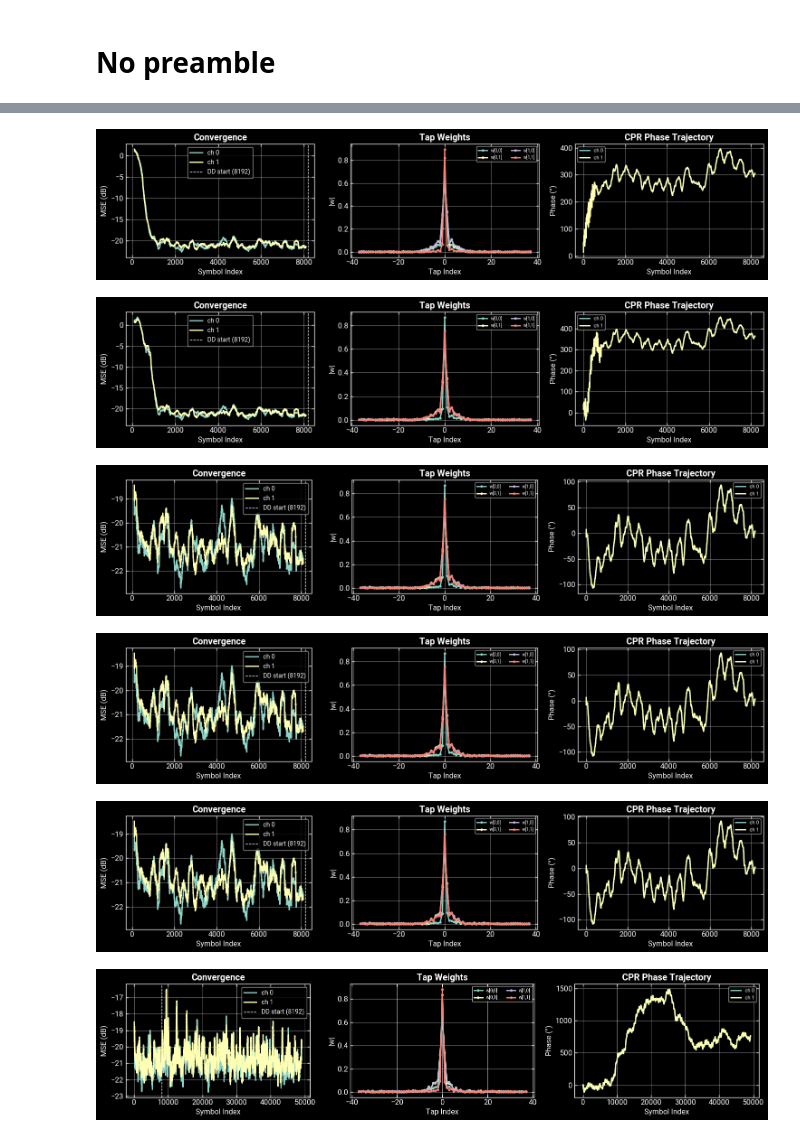
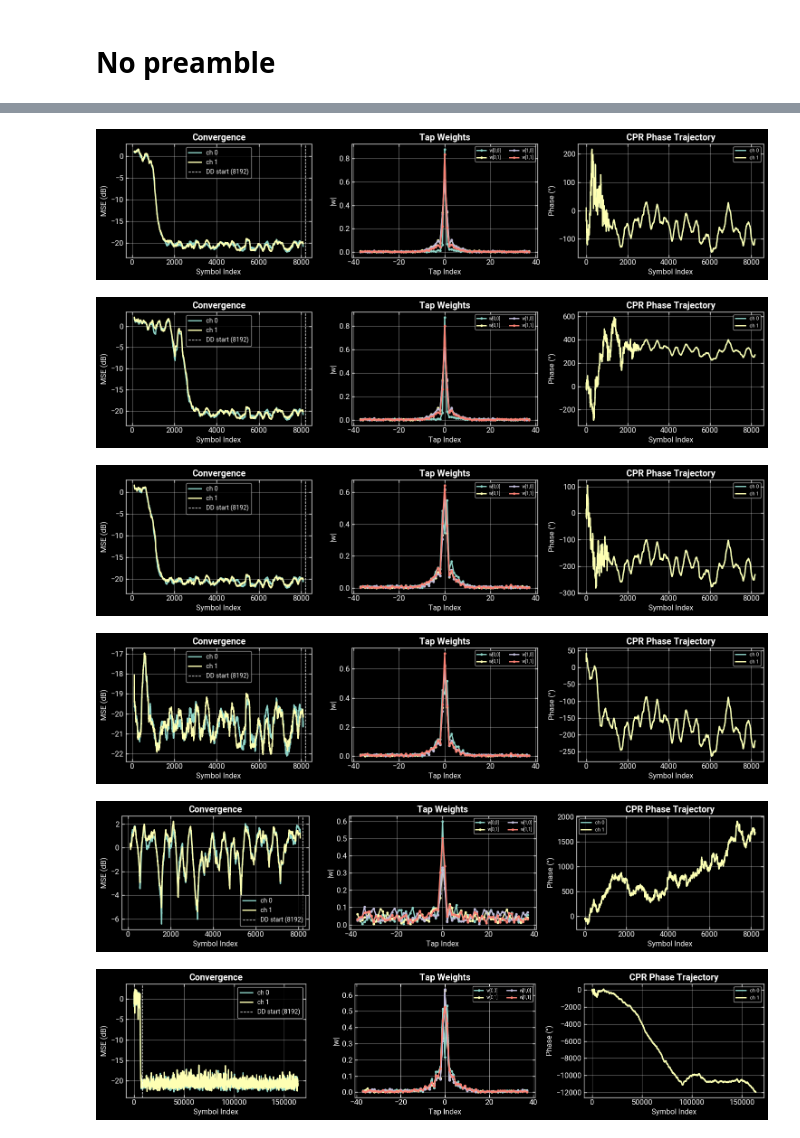
Before and after one commit to lokgar/commstools, a Jupyter notebook: debug/02-debug-intradyne-part.ipynb, the cells around one changed output, grey strips where cells are left out. Cells and saved outputs as stored; diff of their text form; code cells hidden in the pictures.

```diff
--- a/debug/02-debug-intradyne-part.ipynb
+++ b/debug/02-debug-intradyne-part.ipynb
@@ -41,7 +41,7 @@ samples = samples[:, :cut_length]
 
 samples = compensate_iq_imbalance_lowdin(xp.conj(samples))
 
-num_mult = 3
+num_mult = 10
 
 sig = Signal(
     samples=samples[:, : segment_len * num_mult],
@@ -102,17 +100,17 @@ numeq = 5
 num_train_symbols = 2**13
 num_taps = 75
 
-block_size = 256
-step_size = 1e-1
+block_size = 512
+step_size = 2e-4
 
 cpr_type = "bps"
 
 cpr_cycle_slip_correction = True
-cpr_cycle_slip_history = 128
+cpr_cycle_slip_history = 32
 cpr_cycle_slip_threshold = xp.pi / 4
 
 cpr_bps_test_phases = 1024
-cpr_bps_block_size = 32
+cpr_bps_block_size = 16
 
 cpr_pll_bandwidth = 0.2
 
@@ -240,7 +238,7 @@ phases_pll = recover_carrier_phase_pll(
 
 eqfoecpr = eq.copy()
 
-# eqfoecpr.samples = correct_carrier_phase(eqfoecpr.samples, phases_bps)
+eqfoecpr.samples = correct_carrier_phase(eqfoecpr.samples, phases_pll)
 
 eqfoecpr.resolve_symbols()
 eqfoecpr.resolve_phase_ambiguity()
@@ -305,14 +303,14 @@ num_taps = 75
 
 step_size = 8e-3
 cpr_type = "bps"
-cpr_cycle_slip_correction = True
-cpr_cycle_slip_history = 128
+cpr_cycle_slip_correction = False
+cpr_cycle_slip_history = 64
 cpr_cycle_slip_threshold = xp.pi / 4
 cpr_bps_test_phases = 1024
 cpr_bps_block_size = 16
 cpr_joint_channels = True
 
-cpr_pll_bandwidth = 0.2
+cpr_pll_bandwidth = 0.05
 
 for i in range(numeq):
     if i == 0:
@@ -327,6 +325,7 @@ for i in range(numeq):
             plot_smoothing=200,
             debug_plot=True,
             cpr_type=cpr_type,
+            cpr_pll_bandwidth=cpr_pll_bandwidth,
             cpr_joint_channels=cpr_joint_channels,
             cpr_bps_test_phases=cpr_bps_test_phases,
             cpr_bps_block_size=cpr_bps_block_size,
@@ -346,6 +345,7 @@ for i in range(numeq):
             plot_smoothing=200,
             debug_plot=True,
             cpr_type=cpr_type,
+            cpr_pll_bandwidth=cpr_pll_bandwidth,
             cpr_joint_channels=cpr_joint_channels,
             cpr_bps_test_phases=cpr_bps_test_phases,
             cpr_bps_block_size=cpr_bps_block_size,
@@ -366,6 +366,7 @@ for i in range(numeq):
             plot_smoothing=200,
             debug_plot=True,
             cpr_type=cpr_type,
+            cpr_pll_bandwidth=cpr_pll_bandwidth,
             cpr_joint_channels=cpr_joint_channels,
             cpr_bps_test_phases=cpr_bps_test_phases,
             cpr_bps_block_size=cpr_bps_block_size,
@@ -386,6 +387,7 @@ res = lms(
     plot_smoothing=200,
     debug_plot=True,
     cpr_type=cpr_type,
+    cpr_pll_bandwidth=cpr_pll_bandwidth,
     cpr_joint_channels=cpr_joint_channels,
     cpr_bps_test_phases=cpr_bps_test_phases,
     cpr_bps_block_size=cpr_bps_block_size,
@@ -416,9 +418,9 @@ res = lms(
-[figure, old version]
+[figure, new version]
-[figure, old version]
+[figure, new version]
-[figure, old version]
+[figure, new version]
-[figure, old version]
+[figure, new version]
-[figure, old version]
+[figure, new version]
-[figure, old version]
+[figure, new version]
 # %%
 eq = preeqsig.copy()
 eq.samples = res.y_hat
```
Also changed, not shown: parts of 6 cells of this notebook.
